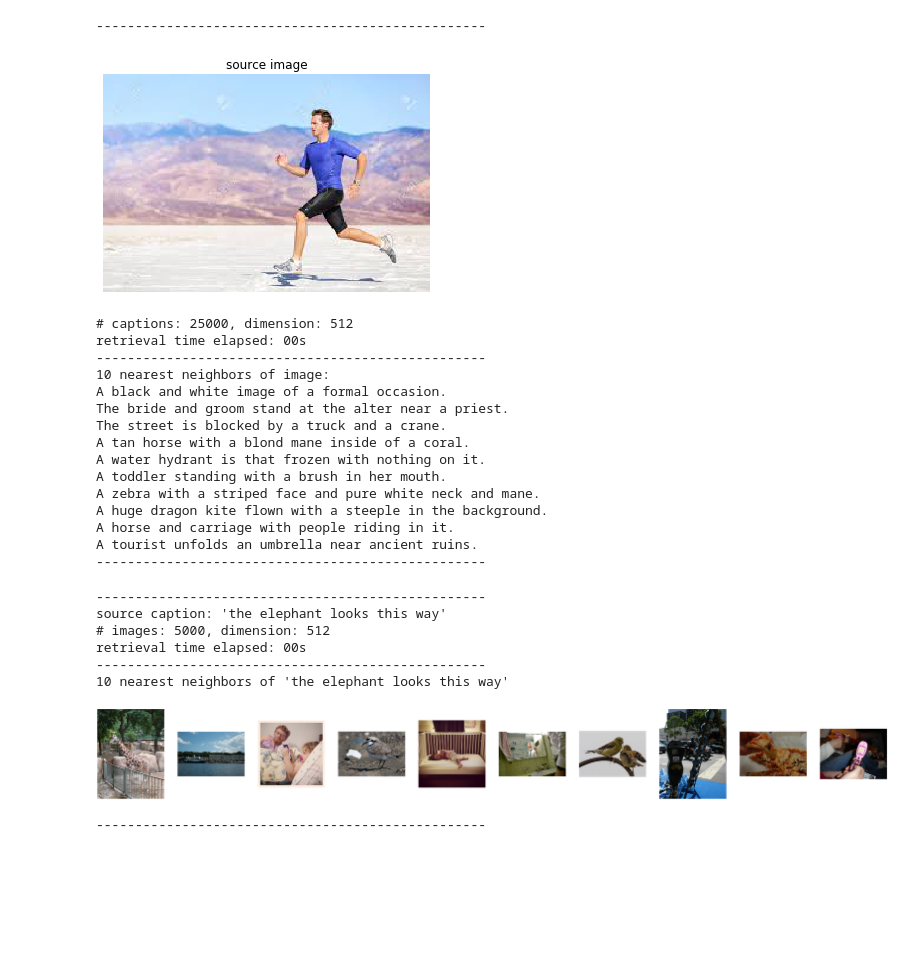
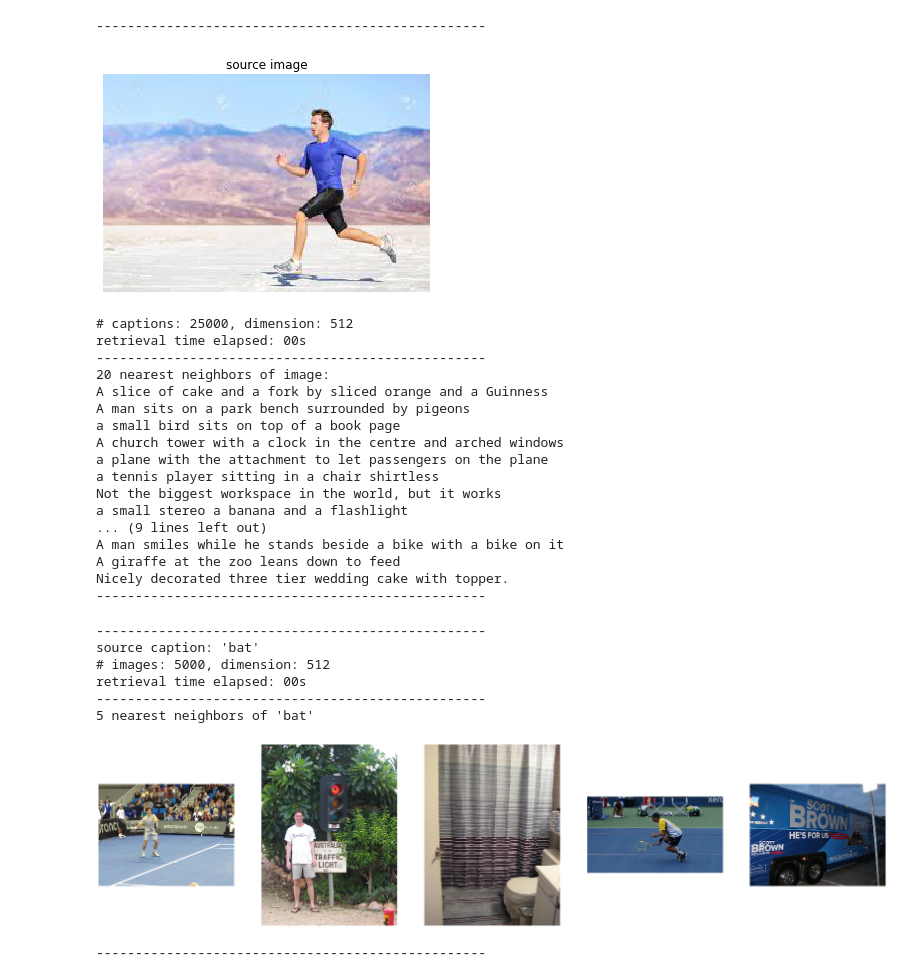
Before and after one commit to skasai5296/VSE, a Jupyter notebook: visualize.ipynb, the cells around one changed output. Cells and saved outputs as stored; diff of their text form; code cells hidden in the pictures; blank space fills up the shorter version.

```diff
--- a/visualize.ipynb
+++ b/visualize.ipynb
@@ -22,6 +22,6 @@ from model import ImageEncoder, CaptionEncoder
 from vocab import Vocabulary
 from eval import retrieve_i2c, retrieve_c2i
 # %%
-path = "models/vanilla_gru_bs1024"
+path = "models/gru_bs128_101"
 sorted(os.listdir(path))
 # %% [output]
@@ -46,10 +46,10 @@ sorted(os.listdir(path))
 def get_args():
     a = {
         "dataset": "coco",
-        "checkpoint": os.path.join(path, "epoch_0028_score_00903.ckpt"),   # checkpoint from where to load model
+        "checkpoint": os.path.join(path, "epoch_0076_score_01283.ckpt"),   # checkpoint from where to load model
         'root_path': '/groups1/gaa50131/datasets/MSCOCO',
         'vocab_path': 'captions_train2017.txt',
-        'cnn_type': "resnet18",
+        'cnn_type': "resnet101",
         'rnn_type': "GRU",
         'emb_size': 512,
         'out_size': 512,
@@ -109,34 +109,36 @@ database created | elapsed: 33s
 # %%
 %matplotlib inline
-retrieve_i2c(dset, val_dset, "samples/sample1.jpg", imenc, transform, k=10)
+retrieve_i2c(dset, val_dset, "samples/sample1.jpg", imenc, transform, k=20)
 # %% [output]
 --------------------------------------------------
 [figure]
 # captions: 25000, dimension: 512
 retrieval time elapsed: 00s
 --------------------------------------------------
-10 nearest neighbors of image:
-A black and white image of a formal occasion.
-The bride and groom stand at the alter near a priest.
-The street is blocked by a truck and a crane.
-A tan horse with a blond mane inside of a coral.
-A water hydrant is that frozen with nothing on it.
-A toddler standing with a brush in her mouth.
-A zebra with a striped face and pure white neck and mane.
-A huge dragon kite flown with a steeple in the background.
-A horse and carriage with people riding in it.
-A tourist unfolds an umbrella near ancient ruins.
+20 nearest neighbors of image:
+A slice of cake and a fork by sliced orange and a Guinness
+A man sits on a park bench surrounded by pigeons
+a small bird sits on top of a book page
+A church tower with a clock in the centre and arched windows
+a plane with the attachment to let passengers on the plane
+a tennis player sitting in a chair shirtless
+Not the biggest workspace in the world, but it works
+a small stereo a banana and a flashlight
+... (9 lines left out)
+A man smiles while he stands beside a bike with a bike on it
+A giraffe at the zoo leans down to feed
+Nicely decorated three tier wedding cake with topper.
 --------------------------------------------------
 # %%
 %matplotlib inline
-caption = "the elephant looks this way"
-retrieve_c2i(dset, val_dset, caption, capenc, vocab, k=10)
+caption = "bat"
+retrieve_c2i(dset, val_dset, caption, capenc, vocab, k=5)
 # %% [output]
 --------------------------------------------------
-source caption: 'the elephant looks this way'
+source caption: 'bat'
 # images: 5000, dimension: 512
 retrieval time elapsed: 00s
 --------------------------------------------------
-10 nearest neighbors of 'the elephant looks this way'
+5 nearest neighbors of 'bat'
-[figure, old version]
+[figure, new version]
 --------------------------------------------------
```
Also changed, not shown: parts of 3 cells of this notebook, 3 other files.
